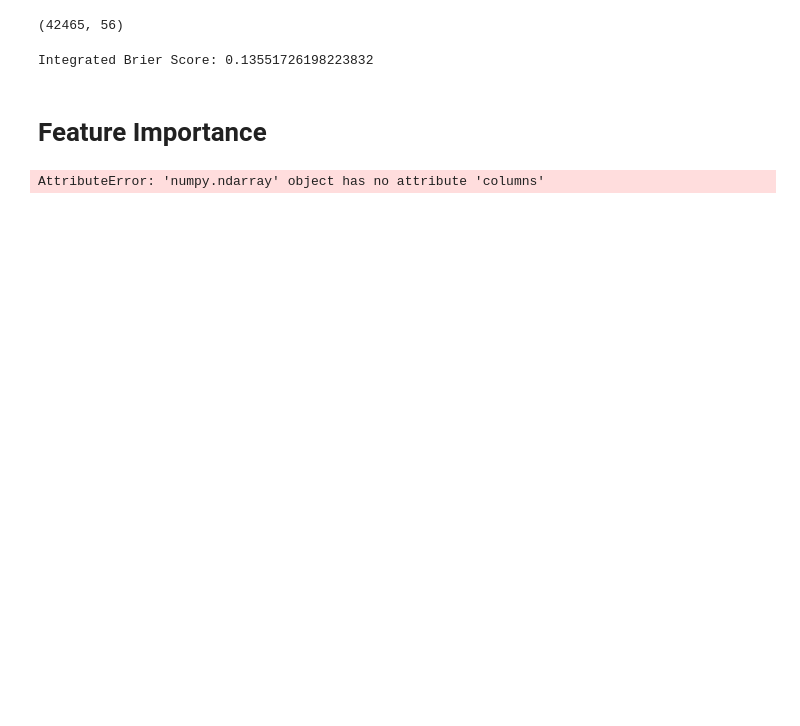
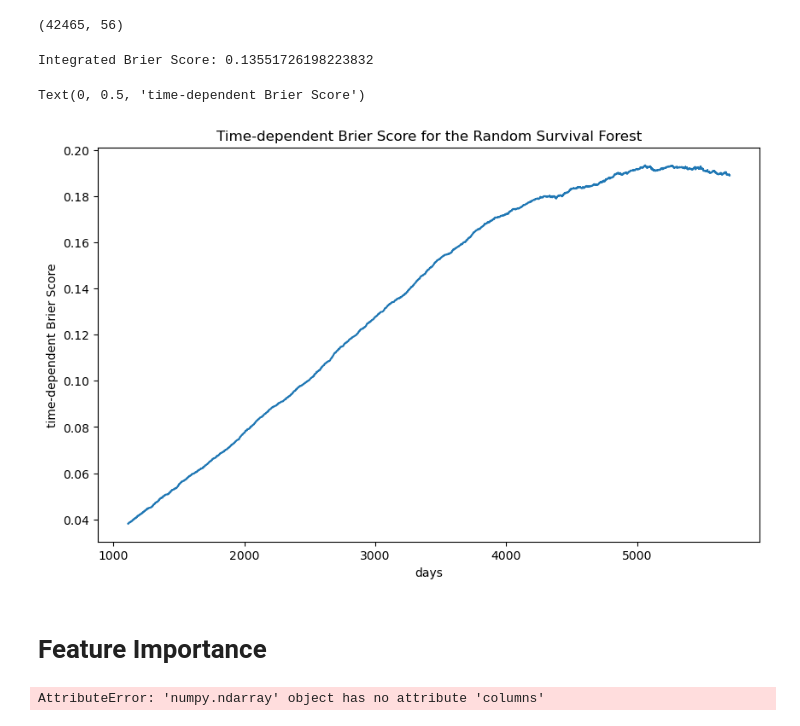
Before and after one commit to krllstdn/BachelorProject, a Jupyter notebook: Code/coxnet_living.ipynb, the cells around one changed output. Cells and saved outputs as stored; diff of their text form; code cells hidden in the pictures; blank space fills up the shorter version.

```diff
--- a/Code/coxnet_living.ipynb
+++ b/Code/coxnet_living.ipynb
@@ -297,3 +295,17 @@ ibs = integrated_brier_score(y_train, y_test, surv_prob, times)#times)
 print('Integrated Brier Score:', ibs)
 # %% [output]
 Integrated Brier Score: 0.13551726198223832
+# %%
+import matplotlib.pyplot as plt
+
+
+plt.figure(figsize=(10,6))
+plt.plot(bs[0], bs[1], marker=",")
+# plt.axhline(ibs, linestyle="--")
+# plt.text(5, 0, "{model}", fontsize=12)
+plt.title("Time-dependent Brier Score for the Random Survival Forest")
+plt.xlabel("days")
+plt.ylabel("time-dependent Brier Score")
+# %% [output]
+Text(0, 0.5, 'time-dependent Brier Score')
+[figure, added]
```
Also changed, not shown: parts of 12 cells of this notebook, 3 other files.
